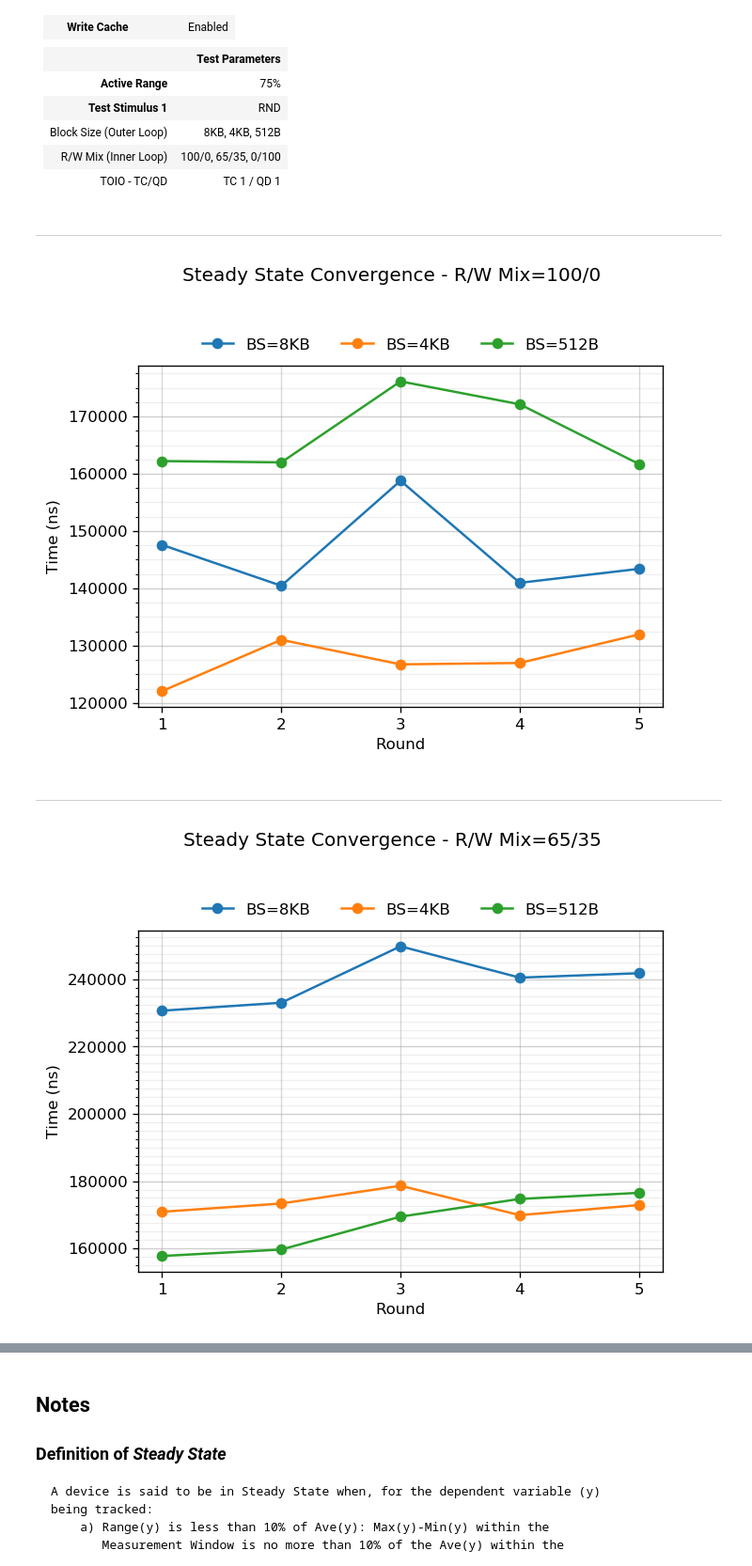
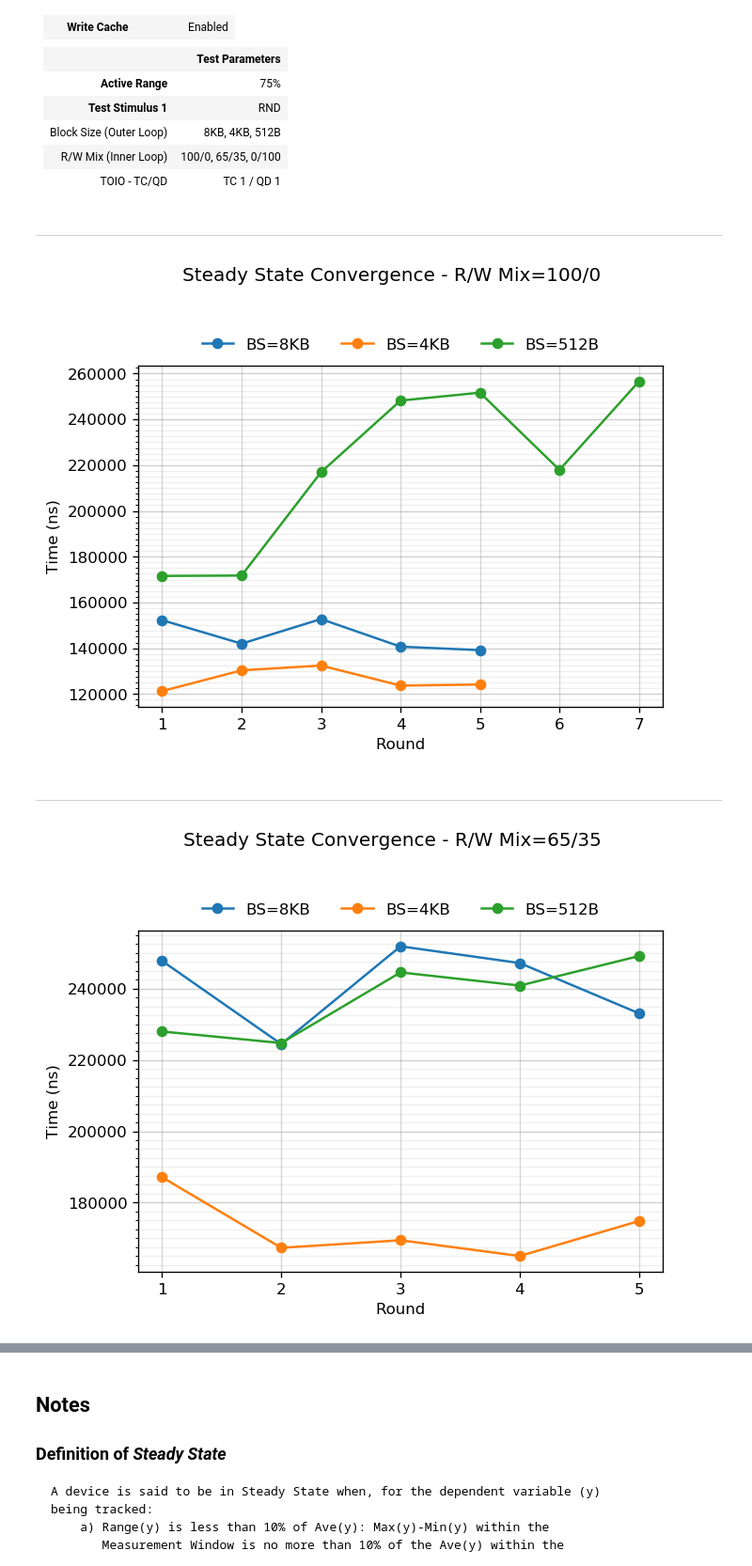
Before and after one commit to ljishen/SSSPT, a Jupyter notebook: analysis/notebooks/lat_test_rockpro64.ipynb, the cells around one changed output, grey strips where cells are left out. Shown at 94% size. Cells and saved outputs as stored; diff of their text form; code cells hidden in the pictures.

```diff
--- a/analysis/notebooks/lat_test_rockpro64.ipynb
+++ b/analysis/notebooks/lat_test_rockpro64.ipynb
@@ -62,14 +62,14 @@
 # %%
 %run 'common/plot_lat.py'
 
-profiles_dirname = 'rockpro64/lat/1'
+profiles_dirname = 'rockpro64/lat/2'
 
 plot_ss_convergence(profiles_dirname)
 plot_ss_measurement_window(profiles_dirname)
 plot_measurement_window_tabular(profiles_dirname)
 # %% [output]
 ---
-[figure, old version]
+[figure, new version]
 ---
-[figure, old version]
+[figure, new version]
 ---
```
Also changed, not shown: parts of 1 cell of this notebook.
